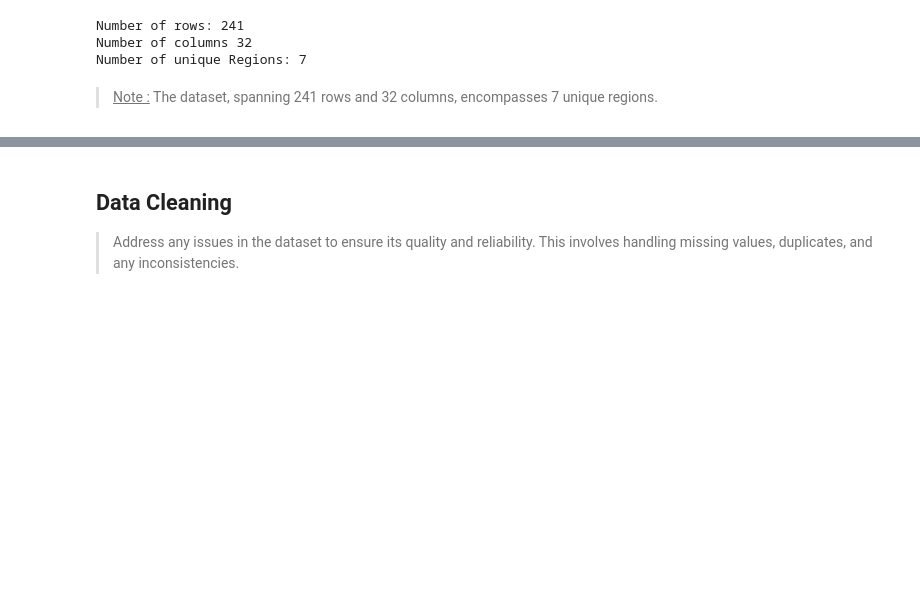
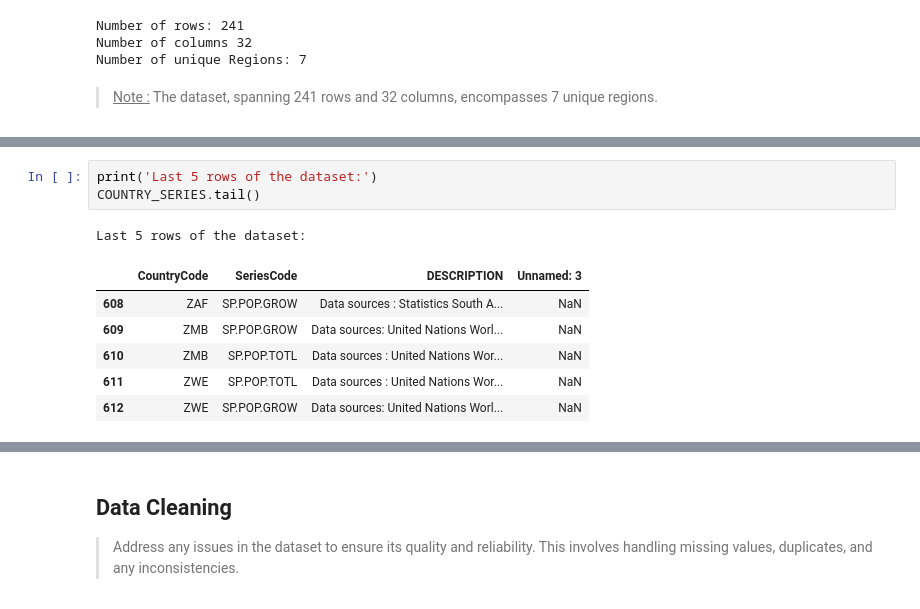
Before and after one commit to MasterCodeDevelop/academy, a Jupyter notebook: netebook.ipynb, the cells around one changed output, grey strips where cells are left out. Cells and saved outputs as stored; diff of their text form; blank space fills up the shorter version.

```diff
--- a/netebook.ipynb
+++ b/netebook.ipynb
@@ -507,0 +539,11 @@ L'ensemble de données, s'étendant sur 241 lignes et 32 colonnes, contient des
+# %%
+print('Last 5 rows of the dataset:')
+COUNTRY_SERIES.tail()
+# %% [output]
+Last 5 rows of the dataset:
+|  | CountryCode | SeriesCode | DESCRIPTION | Unnamed: 3 |
+| 608 | ZAF | SP.POP.GROW | Data sources : Statistics South A... | NaN |
+| 609 | ZMB | SP.POP.GROW | Data sources: United Nations Worl... | NaN |
+| 610 | ZMB | SP.POP.TOTL | Data sources : United Nations Wor... | NaN |
+| 611 | ZWE | SP.POP.TOTL | Data sources : United Nations Wor... | NaN |
+| 612 | ZWE | SP.POP.GROW | Data sources: United Nations Worl... | NaN |
```
Also changed, not shown: parts of 31 cells of this notebook.
